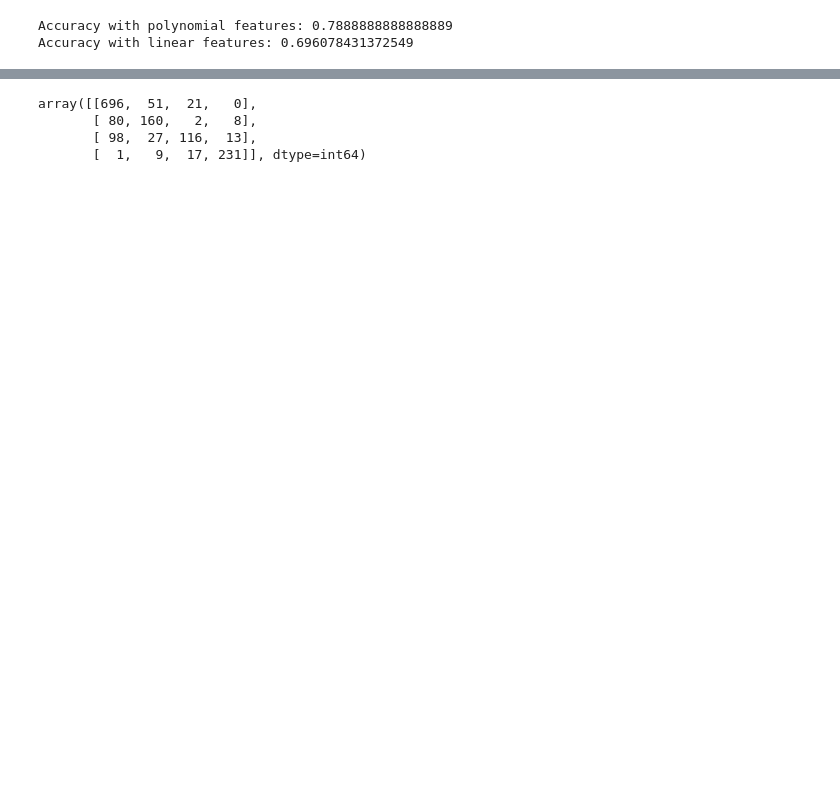
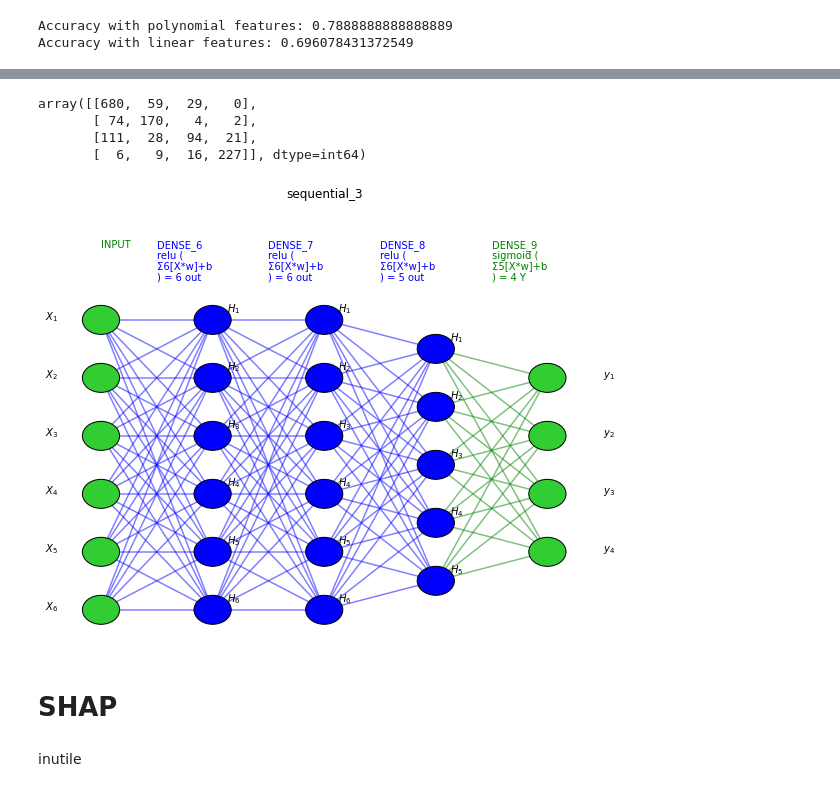
Before and after one commit to gabrielecorbo/Machine-Learning-Project, a Jupyter notebook: Project_EE4C12_SET_PV_M.ipynb, the cells around one changed output, grey strips where cells are left out. Cells and saved outputs as stored; diff of their text form; code cells hidden in the pictures; blank space fills up the shorter version.

```diff
--- a/Project_EE4C12_SET_PV_M.ipynb
+++ b/Project_EE4C12_SET_PV_M.ipynb
@@ -166,21 +289,21 @@ from keras.utils import np_utils
 # %%
-# define baseline model
+# Function to build the network with Keras
 
-def baseline_model(layers,nodes):
-	# create model 1 hidden layer with 8 nodes
-    #nodes=8
-    input_node=6
-    output_node=4
+def buildNetwork(layers, nodes, regularization=0.0, dropout_factor=0.0):
+    input_nodes = 6
+    output_nodes = 4
     model = Sequential()
-    model.add(Dense(nodes[0], input_dim=input_node, activation='relu'))
-    for i in range(1,layers):
-        model.add(Dense(nodes[i], activation='relu'))
-    model.add(Dense(output_node, activation='softmax'))    #activation='softmax' for muticlass
-	# Compile mode
-    model.compile(loss='categorical_crossentropy', optimizer='adam', metrics=['accuracy'])
+    if (dropout_factor > 0.0 and dropout_factor < 1.0):
+            model.add(Dropout(dropout_factor, input_shape=(input_nodes,)))
+    model.add(Dense(nodes[0], input_dim=input_nodes, activation='relu')) # add the first layer: from input layer to first layer
+    for i in range(1, layers):
+        if (dropout_factor > 0.0 and dropout_factor < 1.0):
+            model.add(Dropout(dropout_factor, input_shape=(nodes[i-1],)))
+        model.add(Dense(nodes[i], activation='relu', kernel_regularizer=regularizers.l2(regularization)))
+    model.add(Dense(output_nodes, activation='sigmoid')) # Important: dropout is not used on the output layer
+    model.compile(loss='binary_crossentropy', optimizer='adam', metrics=['accuracy']) # training the network
     return model
 # %%
-layers=4
-nodes=[6,6,5,4]
-model=baseline_model(layers,nodes)
-#visualize_nn(model, description=True, figsize=(10,8))
+layers=3
+nodes=[6,6,5]
+model=buildNetwork(layers,nodes)
@@ -221,3 +310,5 @@ print(dummy_y_train)
+# %%
+y_train_mc, y_val_mc = train_test_split(y_mc_training, test_size=0.15, random_state=4720)
 # %%
-history = model.fit(X_train, dummy_y_train, epochs=1600, batch_size=10)
+history = model.fit(X_train, y_train_mc, epochs=800, batch_size=10)
 # %% [output]
@@ -256,9 +339,17 @@ Accuracy: 78.63
 # %%
 y_mc_predict=model.predict(X_val,batch_size=10)
-matrix = confusion_matrix(dummy_y_val.argmax(axis=1), y_mc_predict.argmax(axis=1))
+matrix = confusion_matrix(np.array(y_val_mc).argmax(axis=1), y_mc_predict.argmax(axis=1))
 matrix
 # %% [output]
-array([[696,  51,  21,   0],
-       [ 80, 160,   2,   8],
-       [ 98,  27, 116,  13],
-       [  1,   9,  17, 231]], dtype=int64)
+array([[680,  59,  29,   0],
+       [ 74, 170,   4,   2],
+       [111,  28,  94,  21],
+       [  6,   9,  16, 227]], dtype=int64)
+# %%
+visualize_nn(model, description=True, figsize=(10,8))
+# %% [output]
+[figure, added]
+# %% [markdown]
+# SHAP
+# %% [markdown]
+inutile
```
Also changed, not shown: parts of 35 cells of this notebook, 1 other file.
